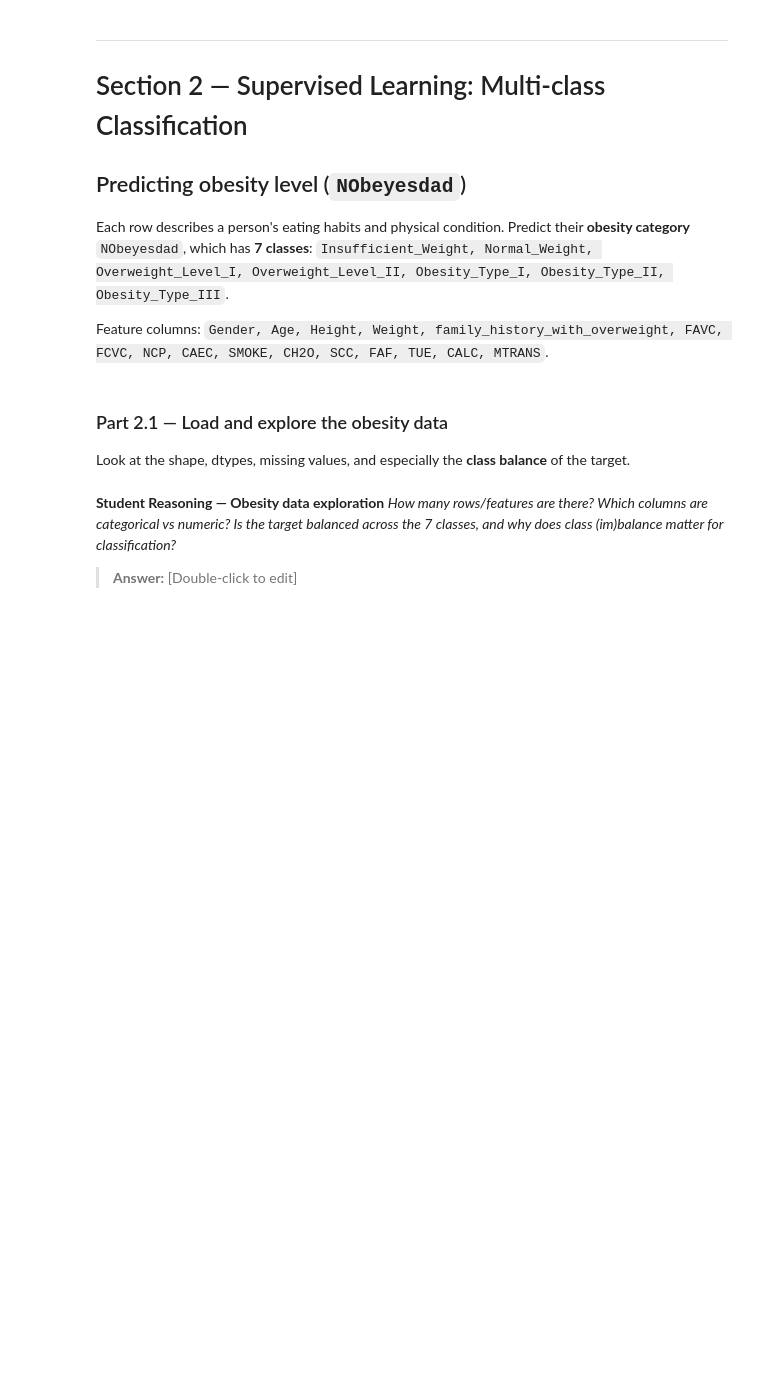
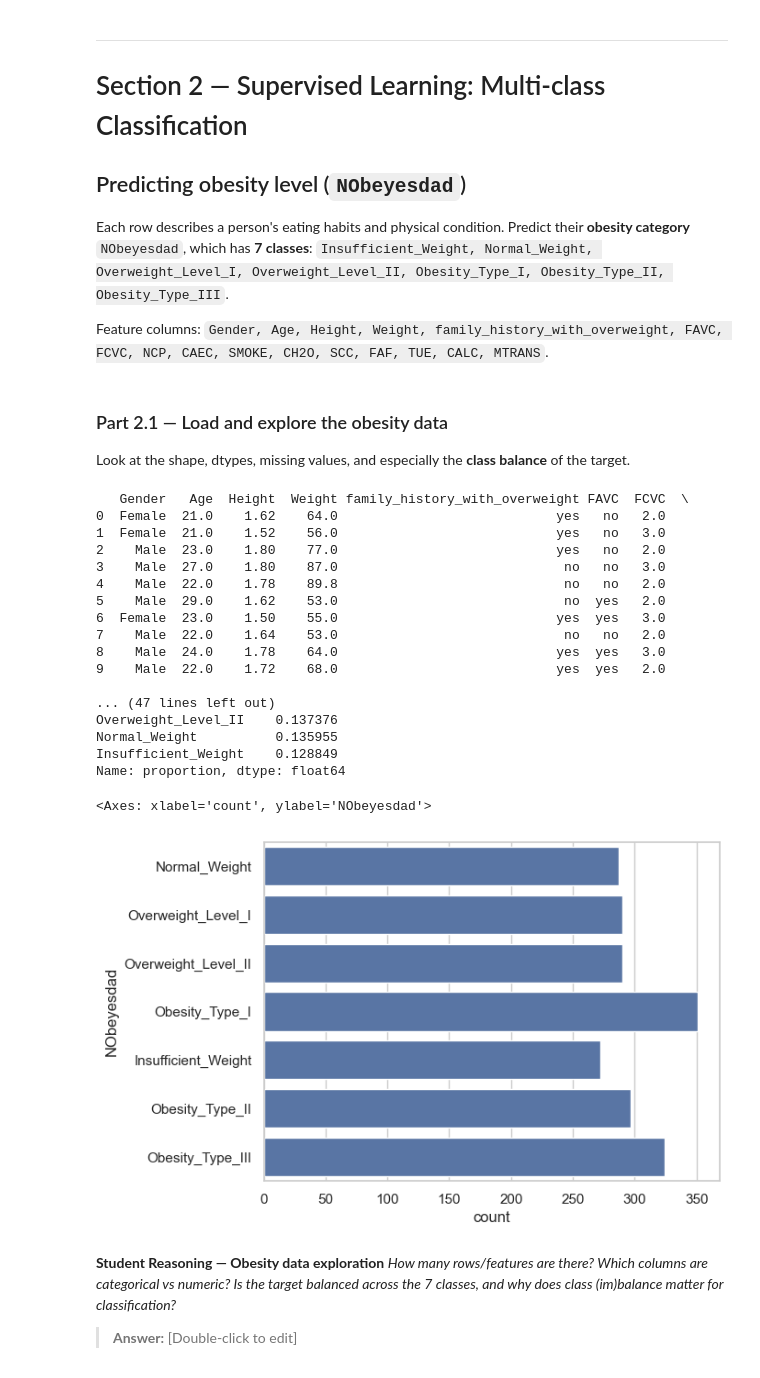
Before and after one commit to Ewurakua419/lab-2-predictive-analytics, a Jupyter notebook: lab_2_predictive_analytics.ipynb, the cells around one changed output. Saved outputs shown, nothing was run; the diff lists cells and outputs as text; code cells hidden in the pictures; blank space fills up the shorter version.

```diff
--- a/lab_2_predictive_analytics.ipynb
+++ b/lab_2_predictive_analytics.ipynb
@@ -307,11 +304,37 @@ CAEC, SMOKE, CH2O, SCC, FAF, TUE, CALC, MTRANS`.
 Look at the shape, dtypes, missing values, and especially the **class balance** of the target.
 # %%
 # TODO: Load the obesity dataset from OBESITY_URL into a DataFrame called `obesity`
-
+obesity= pd.read_csv(OBESITY_URL)
+obesity.columns = obesity.columns.str.strip()
 # TODO: Inspect shape, head, info, describe, and missing values.
-
+obesity.shape
+print(obesity.head(10))
+print(obesity.describe())
+obesity.isna().sum()
 # TODO: Show the class distribution of `NObeyesdad`
 #   (value_counts and a sns.countplot). Is it balanced across the 7 classes?
+print(obesity['NObeyesdad'].value_counts(normalize=True))
+sns.countplot(data=obesity['NObeyesdad'])
+# %% [output]
+   Gender   Age  Height  Weight family_history_with_overweight FAVC  FCVC  \
+0  Female  21.0    1.62    64.0                            yes   no   2.0
+1  Female  21.0    1.52    56.0                            yes   no   3.0
+2    Male  23.0    1.80    77.0                            yes   no   2.0
+3    Male  27.0    1.80    87.0                             no   no   3.0
+4    Male  22.0    1.78    89.8                             no   no   2.0
+5    Male  29.0    1.62    53.0                             no  yes   2.0
+6  Female  23.0    1.50    55.0                            yes  yes   3.0
+7    Male  22.0    1.64    53.0                             no   no   2.0
+8    Male  24.0    1.78    64.0                            yes  yes   3.0
+9    Male  22.0    1.72    68.0                            yes  yes   2.0
+
+... (47 lines left out)
+Overweight_Level_II    0.137376
+Normal_Weight          0.135955
+Insufficient_Weight    0.128849
+Name: proportion, dtype: float64
+<Axes: xlabel='count', ylabel='NObeyesdad'>
+[figure, added]
 # %% [markdown]
 **Student Reasoning — Obesity data exploration**
 *How many rows/features are there? Which columns are categorical vs numeric? Is the target
```
Also changed, not shown: parts of 5 cells of this notebook.
